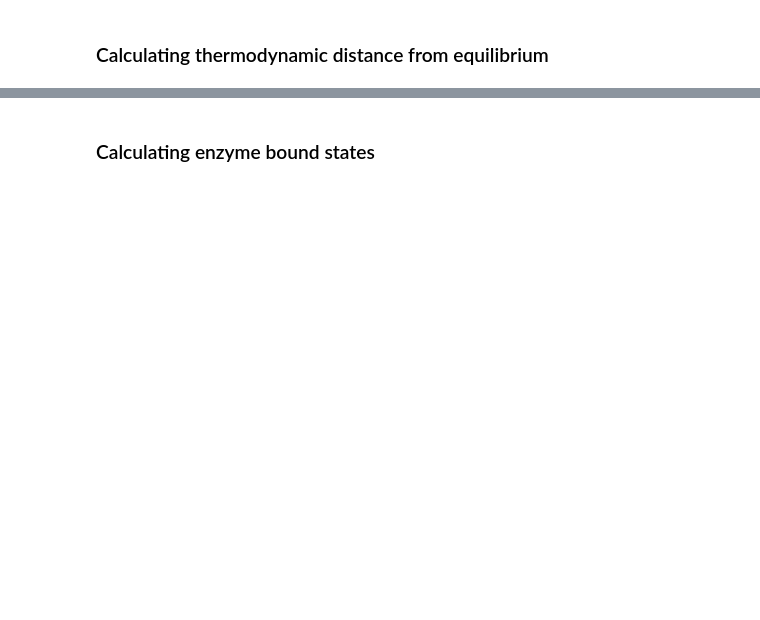
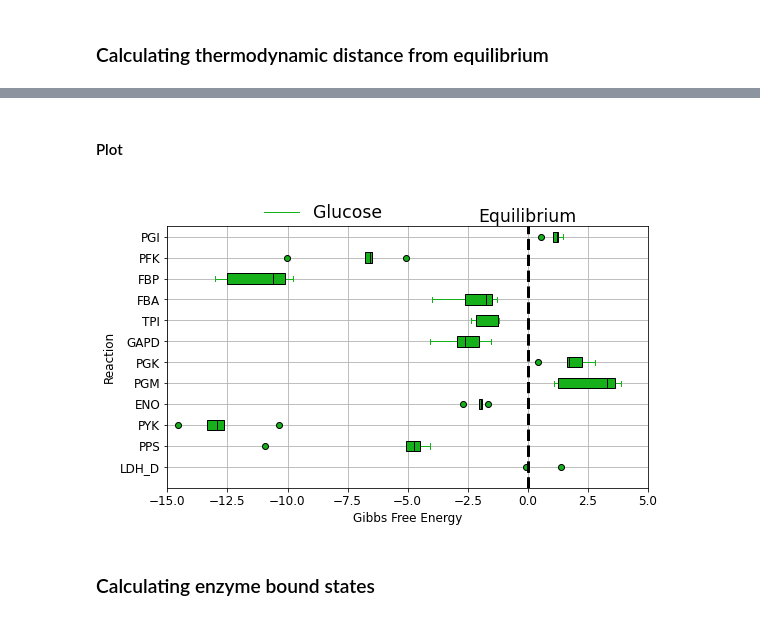
Before and after one commit to SBRG/GDGA_Shortcourse, a Jupyter notebook: Module4_Kinetics/Part2_Exercise/Kinetics and Thermodynamics of Real Metabolic Networks.ipynb, the cells around one changed output, grey strips where cells are left out. Cells and saved outputs as stored; diff of their text form; code cells hidden in the pictures; blank space fills up the shorter version.

Commit message:
More plots added

```diff
--- a/Module4_Kinetics/Part2_Exercise/Kinetics and Thermodynamics of Real Metabolic Networks.ipynb
+++ b/Module4_Kinetics/Part2_Exercise/Kinetics and Thermodynamics of Real Metabolic Networks.ipynb
@@ -209,18 +230,16 @@ diseq_data = {}
 
 # Equilibrium constants into expressions, (in reference w/o enzymes)
 Keq_values = {r.Keq_str: r.Keq for r in reference_model_wo_enzymes.reactions}
-for reaction, expr in diseq_expressions.items():
-    if reaction.boundary:
-        continue
+for rid, expr in diseq_expressions.items():
     # Concentrations into expressions
     expr = expr.subs({m.id: m.ic for m in model.metabolites})
     expr = expr.subs({b: ic for b, ic in model.boundary_conditions.items()})
     expr = expr.subs(Keq_values)
 
-    if reaction.id not in isozymes:
-        diseq_data[reaction.id] = float(expr)
+    if rid not in isozymes:
+        diseq_data[rid] = float(expr)
     else:
-        for isozyme_id in isozymes[reaction.id]:
+        for isozyme_id in isozymes[rid]:
             diseq_data[isozyme_id] = float(expr)
 
 diseq_data = pd.DataFrame.from_dict(diseq_data, orient="index")
@@ -244,0 +266,9 @@ conc_comparison_fig.tight_layout()
+# %%
+n_models = 5
+ensemble = []
+for i in range(n_models):
+    model = load_json_model(
+        filename=f"./models/mass/with_enzymes/Glycolysis_C{i}.json")
+
+    print(f"Loaded {model.id}")
+    ensemble += [model]
@@ -250,2 +312,53 @@ R = 0.008314
+# %% [markdown]
+#### Plot
+# %%
+color = "xkcd:green"
+fontsize = "xx-large"
+cols = list(df.columns)
+cols.reverse()
+ax, boxes = df.boxplot(
+    column=cols, figsize=(8, 5), vert=False,
+    fontsize="large", patch_artist=True, return_type="both")
+line = ax.plot([0, 0], [0, 12.5], linestyle=":", color="black", linewidth=3)
+ax.set_xlim([-15, 5])
+ax.set_ylim([0, 12.5])
+
+line = ax.plot([0, 0], [0, 12.5], c="k", ls="--", label="Equilibrium", zorder=2,lw=3)
+ax.annotate("Equilibrium", xy=(line[0].get_xdata()[-1],
+                               line[0].get_ydata()[-1]),
+            xytext=(-50, 10),
+            xycoords="data", textcoords="offset points",
+            size=fontsize, va="center")
+legend_items = {}
+
+for key, color in zip(
+   ["whiskers", "caps", "boxes", "fliers", "medians"],
+   [color] * 4 + ["black"]):
+    for item in boxes[key]:
+        if key in ["boxes", "fliers"]:
+            col = list(mpl.colors.to_rgba(color))
+            if key == "boxes":
+                item.set_color("black")
+                item.set_facecolor(col)
+                item.set_linewidth(1)
+            else:
+                item.set_markerfacecolor(col)
+                item.set_markeredgewidth(1)
+                item.set_markeredgecolor("black")
+        else:
+            item.set_color(color)
+    legend_items["Glucose"] = list(boxes["boxes"])
+ax.legend(
+    legend_items, **dict(
+    loc="center right",
+    bbox_to_anchor=(0.5, 1.05),
+    fontsize=fontsize,
+    borderpad=1,
+    frameon=False))
+ax.set_xlabel("Gibbs Free Energy", fontdict={"size": "large"})
+ax.set_ylabel("Reaction", fontdict={"size": "large"})
+ax.get_figure().tight_layout()
+# %% [output]
+[figure, added]
 # %% [markdown]
 ### Calculating enzyme bound states
```
Also changed, not shown: parts of 13 cells of this notebook, 1 other file.
